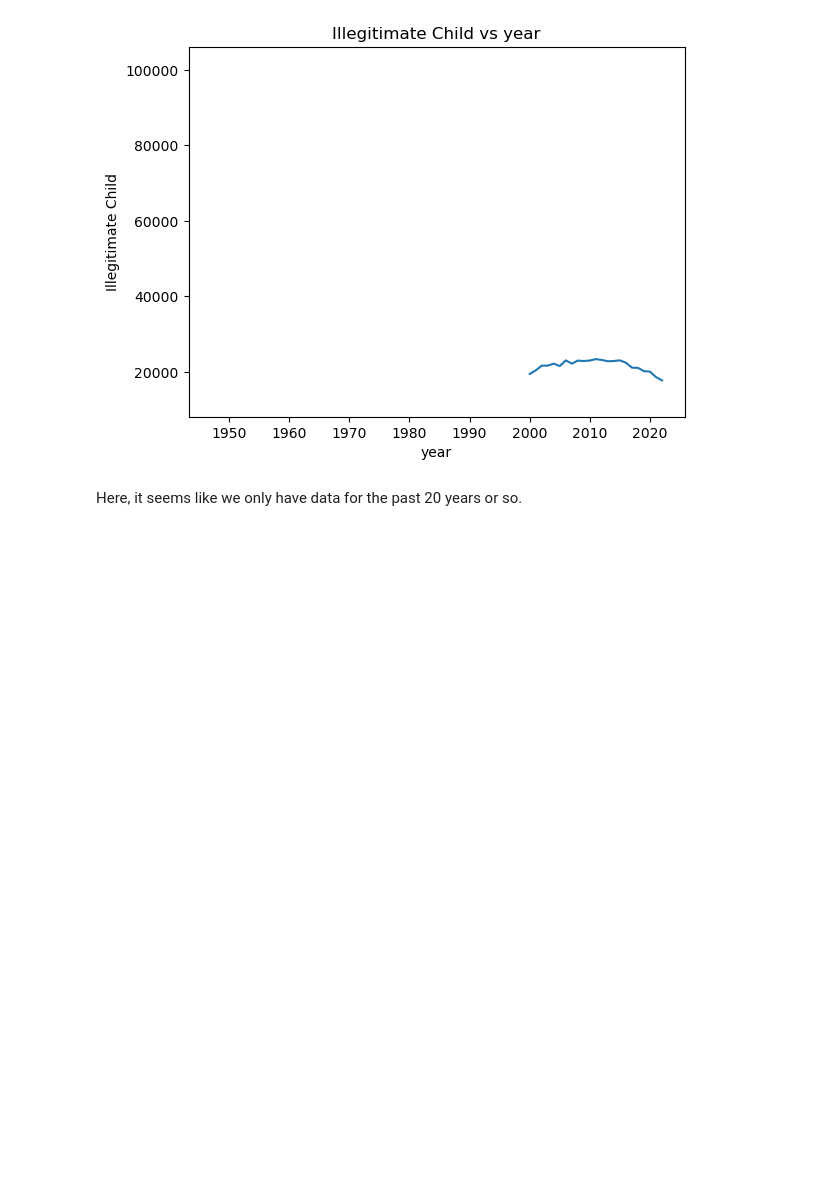
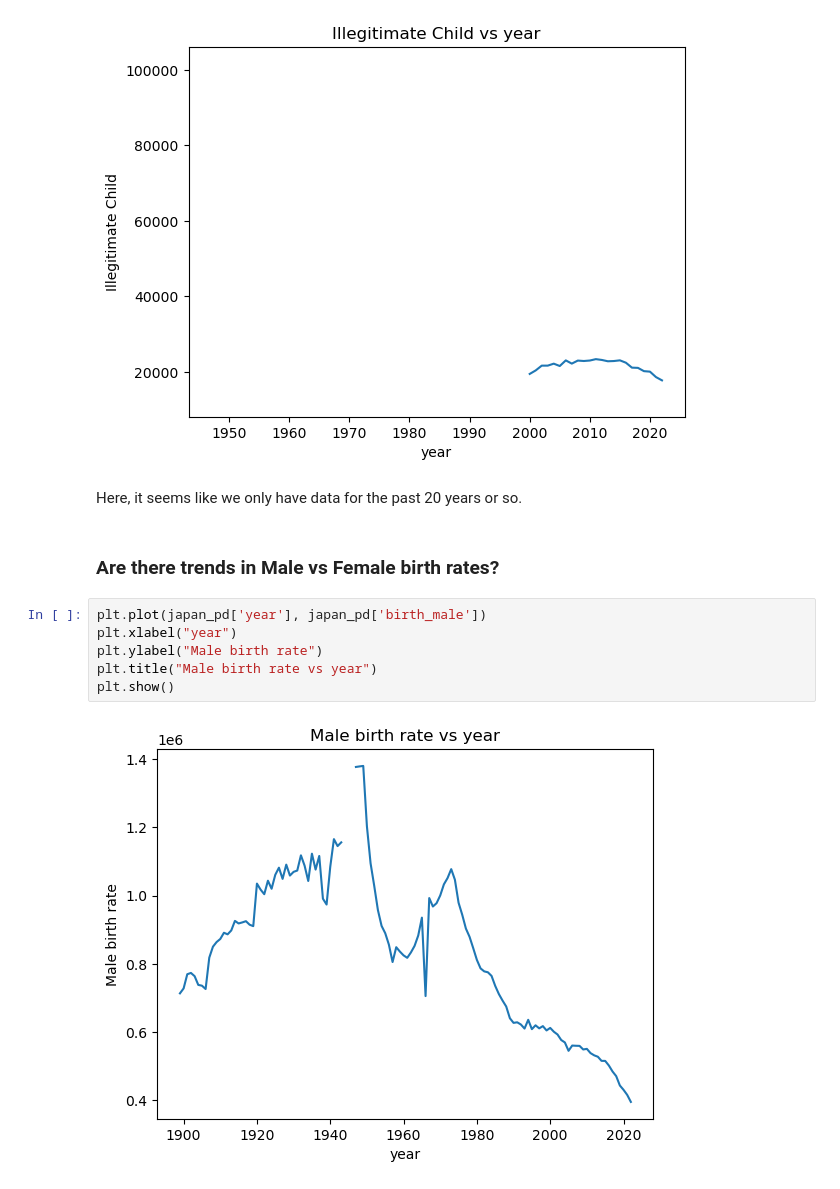
Before and after one commit to schr0841/project-1-group-7, a Jupyter notebook: project1group7.ipynb, the cells around one changed output. Cells and saved outputs as stored; diff of their text form; blank space fills up the shorter version.

```diff
--- a/project1group7.ipynb
+++ b/project1group7.ipynb
@@ -82,3 +82,13 @@ plt.show()
 [figure]
 # %% [markdown]
 Here, it seems like we only have data for the past 20 years or so.
+# %% [markdown]
+### Are there trends in Male vs Female birth rates?
+# %%
+plt.plot(japan_pd['year'], japan_pd['birth_male'])
+plt.xlabel("year")
+plt.ylabel("Male birth rate")
+plt.title("Male birth rate vs year")
+plt.show()
+# %% [output]
+[figure, added]
```
Also changed, not shown: parts of 2 cells of this notebook.
